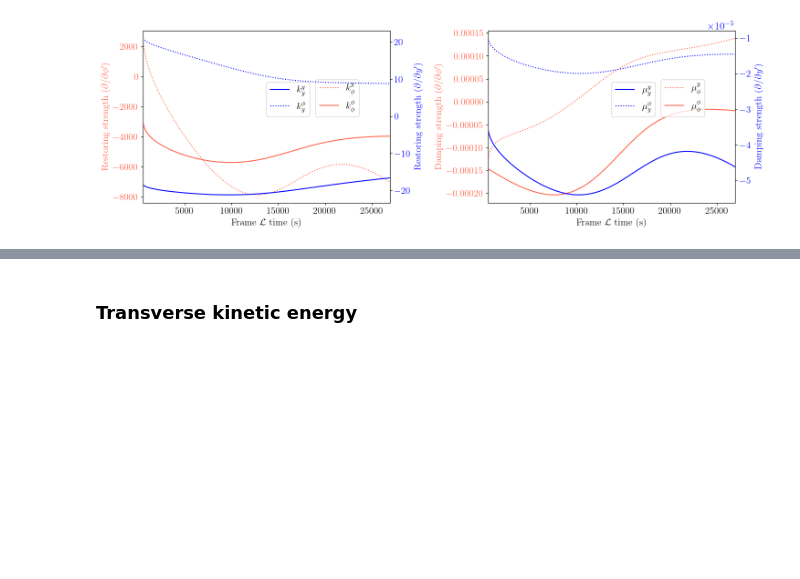
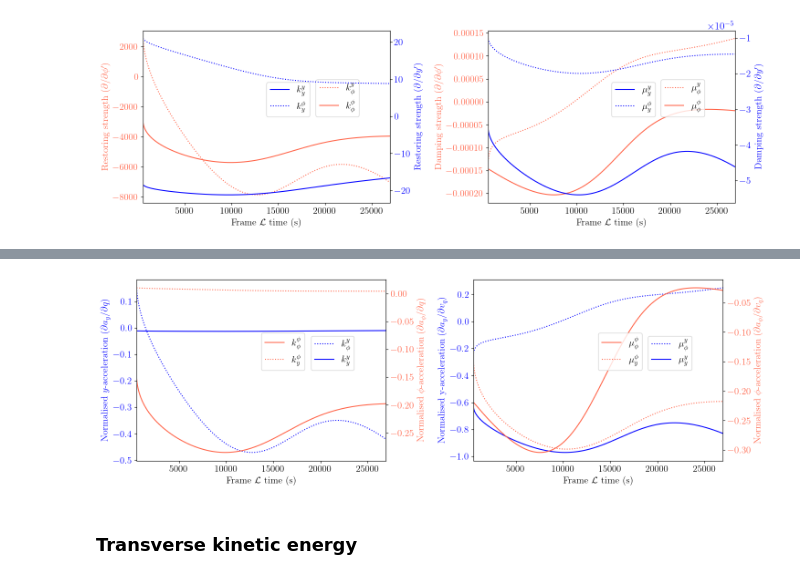
Before and after one commit to jadonylin/relativistic-lightsail-dynamics, a Jupyter notebook: Dynamics/Dynamics_results.ipynb, the cells around one changed output, grey strips where cells are left out. Cells and saved outputs as stored; diff of their text form; code cells hidden in the pictures; blank space fills up the shorter version.

Commit message:
Add plotting code for acceleration-grouped restoring and damping coefficients

```diff
--- a/Dynamics/Dynamics_results.ipynb
+++ b/Dynamics/Dynamics_results.ipynb
@@ -442,3 +444,101 @@ save_fname = fname_preamble + f"/Dynamics/{runID}_stiffness_Dynamics" + ftype
+# %%
+## Combined
+LabelSize = 15
+
+################
+# Restoring terms
+I = I_dyn
+J = 1/12*m*L**2
+kyy_norm = I/(m*c)
+kyphi_norm = I*L/(m*c)
+kphiy_norm = I*L/(J*c)
+kphiphi_norm = I*L**2/(J*c)
+muyy_norm = I*L/(m*c**2)
+muyphi_norm = I*L**2/(m*c**2)
+muphiy_norm = I*L**2/(J*c**2)
+muphiphi_norm = I*L**3/(J*c**2)
+
+stiff_fig,(ax, ax2) = plt.subplots(1,2,figsize=(15,5))
+
+kyy, kyphi, kphiy, kphiphi = restoring_coeffs.T
+muyy, muyphi, muphiy, muphiphi = damping_coeffs.T
+
+ax.plot(time_eigs, kyphi/kyphi_norm,  label=r"$k^y_\phi$",color=colorY,linestyle="dotted")
+ax.plot(time_eigs, kyy/kyy_norm,    label=r"$k^y_y$",color=colorY)
+
+ax.set_xlabel(r"Frame $\mathcal{L}$ time (s)",fontsize=LabelSize)
+ax.set_ylabel(r"Normalised $y$-acceleration ($\partial a_y/\partial q$)",fontsize=LabelSize,color=colorY)
+ax.tick_params(labelsize=15)
+ax.tick_params(axis='y',labelcolor=colorY)
+
+
+# ax.hlines(0,0,5,"k","dashed",alpha=0.2)
+t = ax.get_ylim()
+# ax.axhspan(0,t[1],color='black',alpha=0.2)
+
+ax1 = ax.twinx()
+ax1.plot(time_eigs, kphiy/kphiy_norm,  label=r"$k^\phi_y$",color=colorvphi,linestyle="dotted")
+ax1.plot(time_eigs,kphiphi/kphiphi_norm,label=r"$k^\phi_\phi$",color=colorvphi)
+
+ax1.set_ylabel(r"Normalised $\phi$-acceleration ($\partial a_\phi/\partial q$)",fontsize=LabelSize,color=colorvphi)
+ax1.tick_params(labelsize=15)
+ax1.tick_params(axis='y',labelcolor=colorvphi)
+
+
+ax.set_ylim(t)
+ax.set_xlim(time_eigs[0],time_eigs[-1])
+
+# ax.set_xticks([0,1,1.45,2,3,4,5])
+
+handles, labels = ax.get_legend_handles_labels()
+handles1, labels1 = ax1.get_legend_handles_labels()
+order = [0,1]
+order1=[1,0]
+ax.legend([handles[idx] for idx in order],[labels[idx] for idx in order],loc=(0.5+0.2,0.5),fontsize=LabelSize)
+ax1.legend([handles1[idx] for idx in order1],[labels1[idx] for idx in order1],loc=(0.5,0.5),fontsize=LabelSize)
+
+########################
+ax2.plot(time_eigs,muyphi/muyphi_norm, label=r"$\mu^y_\phi$", color=colorY,linestyle="dotted")
+ax2.plot(time_eigs,muyy/muyy_norm, label=r"$\mu^y_y$",color=colorY)
+ax2
+ax2.set_xlabel(r"Frame $\mathcal{L}$ time (s)",fontsize=LabelSize)
+ax2.set_ylabel(r"Normalised y-acceleration ($\partial a_y/\partial v_q$)", fontsize=LabelSize, color=colorY)
+ax2.tick_params(labelsize=15)
+ax2.tick_params(axis='y', labelcolor=colorY)
+
+t=ax2.get_ylim()
+ax2b=ax2.twinx()
+
+ax2b.plot(time_eigs,muphiy/muphiy_norm, label=r"$\mu^\phi_y$",color=colorvphi,linestyle="dotted")
+ax2b.plot(time_eigs,muphiphi/muphiphi_norm, label=r"$\mu^\phi_\phi$", color=colorvphi)
+
+
+ax2b.set_ylabel(r"Normalised $\phi$-acceleration ($\partial a_\phi/\partial v_q$)",fontsize=LabelSize,color=colorvphi)
+ax2b.tick_params(labelsize=15)
+ax2b.tick_params(axis='y',labelcolor=colorvphi)
+
+# # Does not correspond to 1.28%
+# ax.vlines(1.4507253626813408,t[0],0,color='k',linestyle='dashed',alpha=0.2)
+# ax.hlines(0,0,1.4507253626813408,color='k',linestyle='dashed',alpha=0.2)
+
+ax2.set_ylim(t)
+ax2.set_xlim(time_eigs[0],time_eigs[-1])
+
+# ax.set_xticks([0,1,1.45,2,3,4,5])
+
+handles, labels = ax2.get_legend_handles_labels()
+handles1, labels1 = ax2b.get_legend_handles_labels()
+order = [0,1]
+order1=[1,0]
+ax2.legend([handles[idx] for idx in order],[labels[idx] for idx in order],loc=(0.5+0.2,0.5),fontsize=LabelSize)
+ax2b.legend([handles1[idx] for idx in order1],[labels1[idx] for idx in order1],loc=(0.5,0.5),fontsize=LabelSize)
+
+stiff_fig.tight_layout()
+ftype = ".pdf"
+save_fname = fname_preamble + f"/Dynamics/{runID}_stiffness_Dynamics" + ftype
+# stiff_fig.savefig(save_fname, bbox_inches="tight")
+# %% [output]
+[figure, added]
 # %% [markdown]
 ### Transverse kinetic energy
 # %%
```
Also changed, not shown: parts of 2 cells of this notebook.
